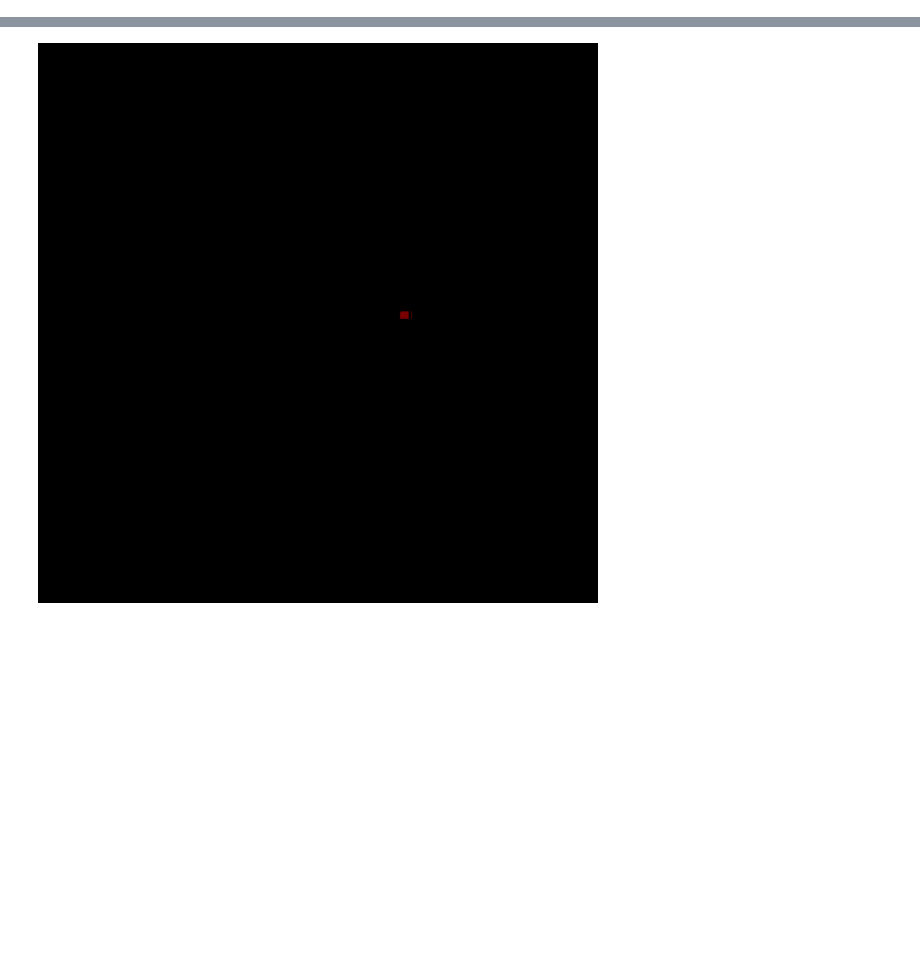
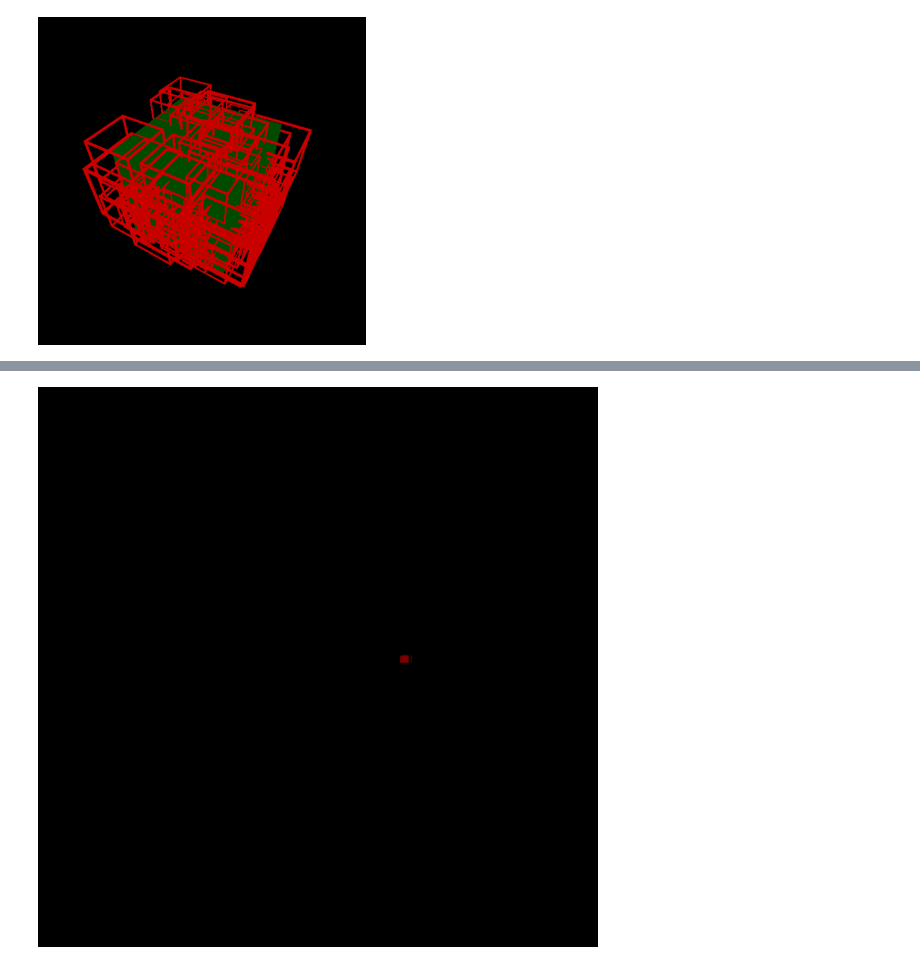
Before and after one commit to hcp6897/mosaic-sdf, a Jupyter notebook: prototype.ipynb, the cells around one changed output, grey strips where cells are left out. Saved outputs shown, nothing was run; the diff lists cells and outputs as text; code cells hidden in the pictures; blank space fills up the shorter version.

```diff
--- a/prototype.ipynb
+++ b/prototype.ipynb
@@ -19,0 +80,14 @@ shape_sampler = ShapeSampler.from_file(cube_mesh_path)
+# %%
+
+visualizer = MosaicSDFVisualizer(optimizer.model, optimizer.shape_sampler,
+    device, template_mesh_path=cube_wireframe_path)#, requires_grad=False)
+
+with torch.no_grad():
+    meshes = visualizer.create_mosaic_grid_meshes()
+    vis = visualizer.render_meshes(meshes)
+    # vis.shape
+    plt.figure(figsize=(4, 4))
+    plt.imshow(vis[0, ..., :3].cpu().numpy())
+    plt.axis("off")
+# %% [output]
+[figure, added]
```
Also changed, not shown: parts of 8 cells of this notebook, 4 other files.
